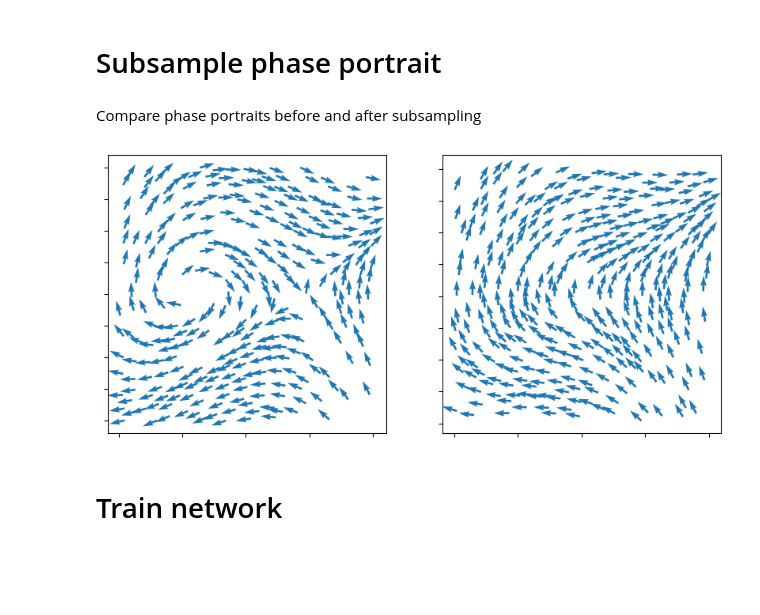
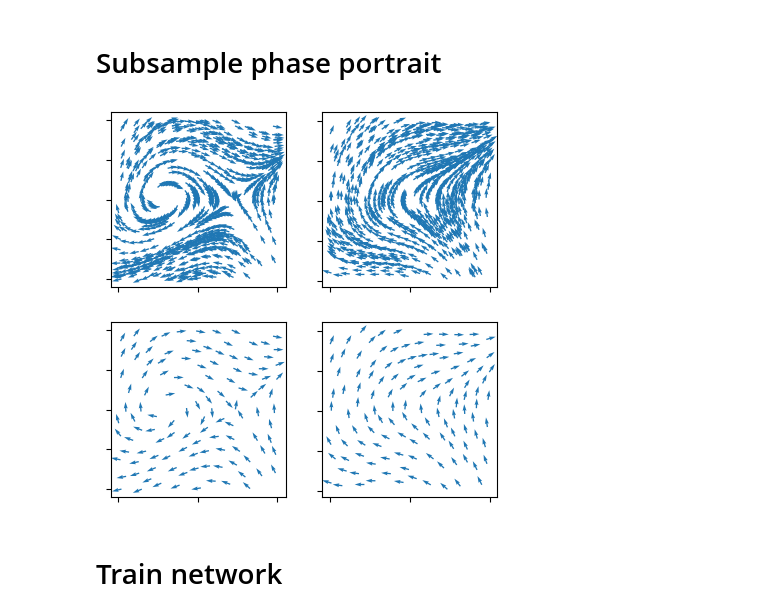
Before and after one commit to agosztolai/MARBLE, a Jupyter notebook: examples/ex_bogdanov_takens.ipynb, the cells around one changed output. Saved outputs shown, nothing was run; the diff lists cells and outputs as text; code cells hidden in the pictures; blank space fills up the shorter version.

```diff
--- a/examples/ex_bogdanov_takens.ipynb
+++ b/examples/ex_bogdanov_takens.ipynb
@@ -45,3 +66,4 @@ reps = 4
 # Case 1
 # %%
 beta2 = 0
+beta1 = np.linspace(-0.2,0.2,10)
@@ -77,14 +80,14 @@ for i, (p,v) in enumerate(zip(pos,vel)):
     pos_subsample.append(p[ind])
     vel_subsample.append(v[ind])
-# %% [markdown]
-Compare phase portraits before and after subsampling
-# %%
-fig, ax = plt.subplots(1,2, figsize=(10,5))
-
-plot_phase_portrait([pos_subsample[0]], [vel_subsample[0]], ax[0])
-plot_phase_portrait([pos_subsample[-1]], [vel_subsample[-1]], ax[1])
-# %% [output]
-[figure, removed]
+# %%
+fig, ax = plt.subplots(2,2, figsize=(5,5))
+
+plot_phase_portrait(pos[0], vel[0], ax[0,0])
+plot_phase_portrait(pos[-1], vel[-1], ax[0,1])
+plot_phase_portrait([pos_subsample[0]], [vel_subsample[0]], ax[1,0])
+plot_phase_portrait([pos_subsample[-1]], [vel_subsample[-1]], ax[1,1])
+# %% [output]
+[figure, new version]
 # %% [markdown]
 # Train network
 # %%
```
Also changed, not shown: parts of 16 cells of this notebook.
